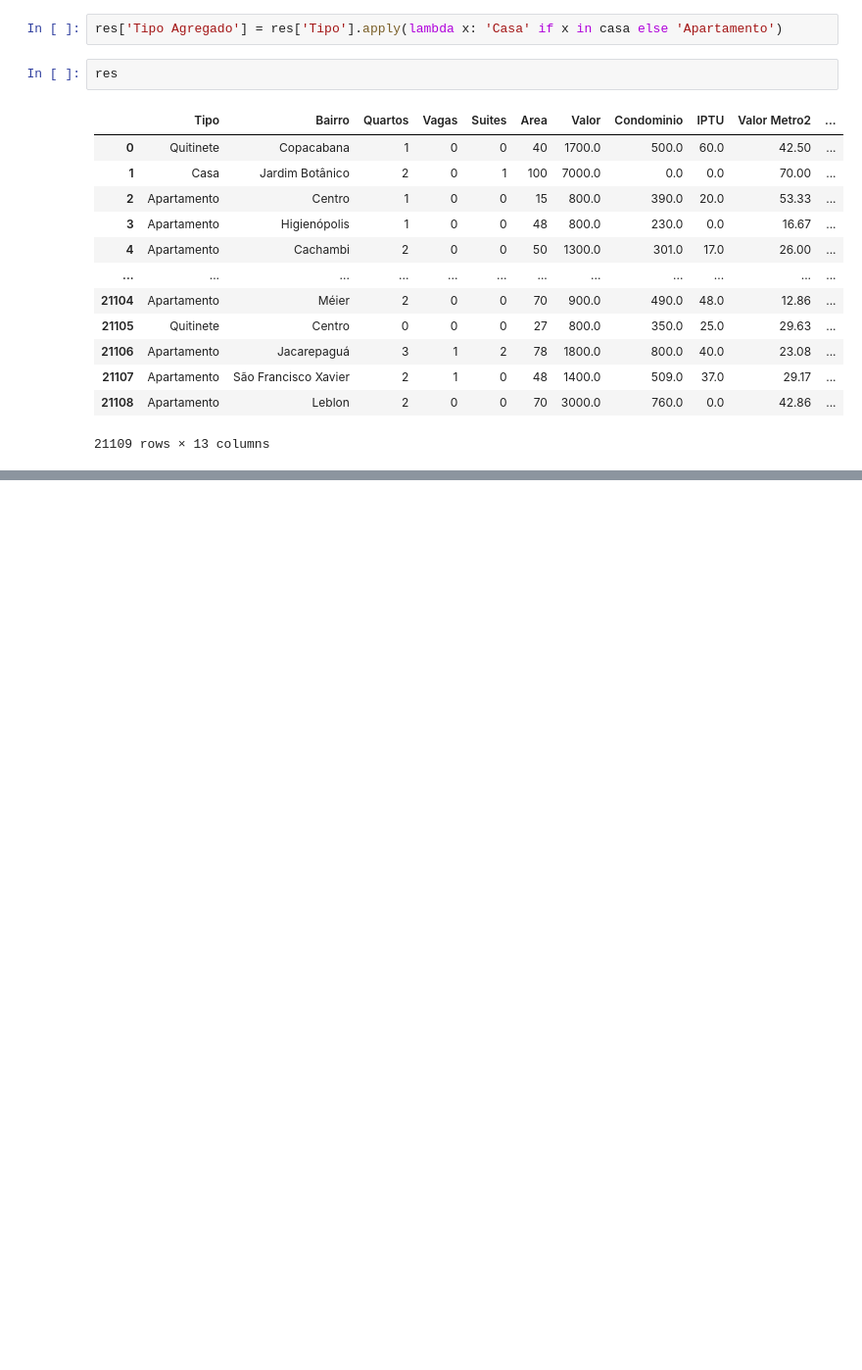
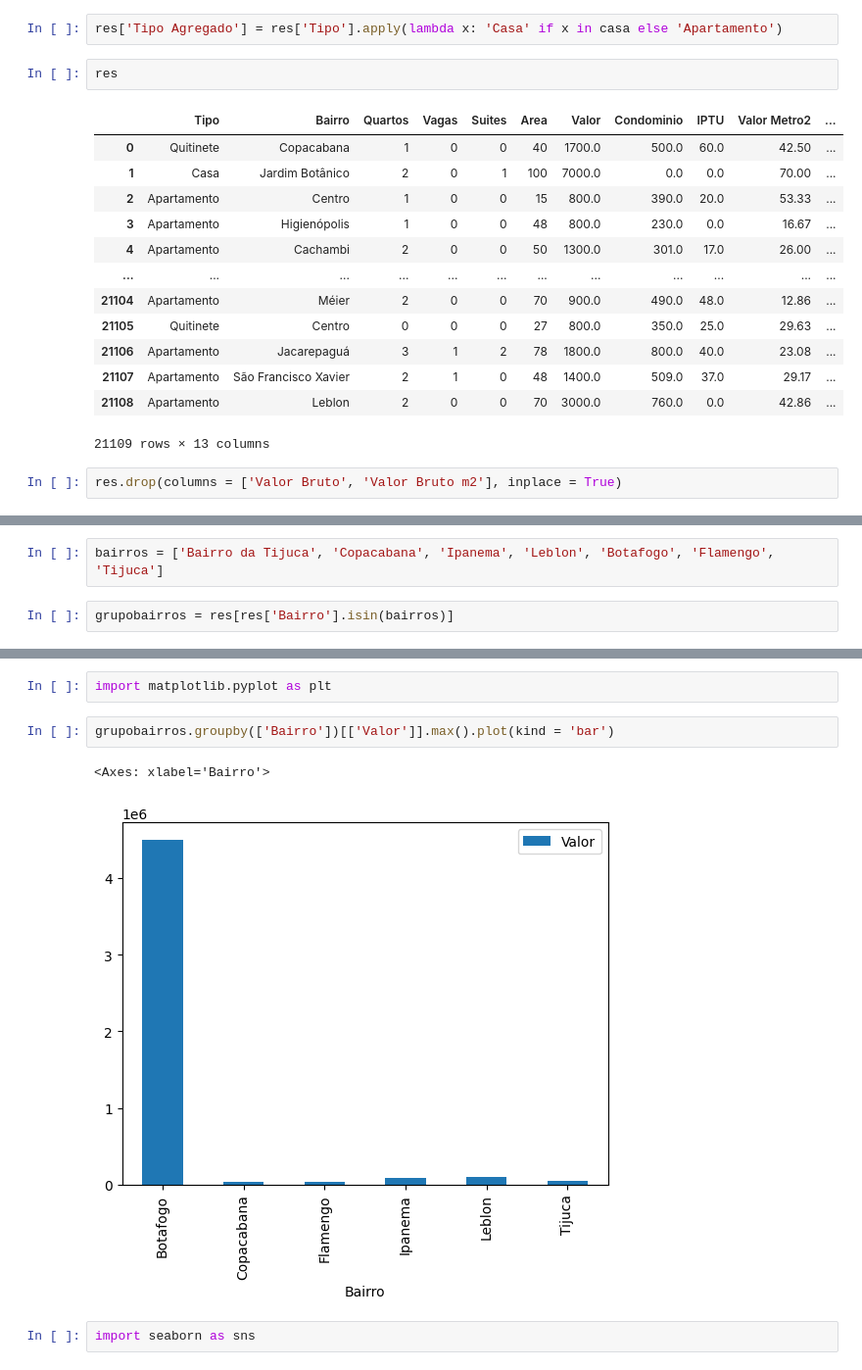
Before and after one commit to PNGFaria/Python-Pandas-tratando-e-analisando-dados, a Jupyter notebook: aluguel.ipynb, the cells around one changed output, grey strips where cells are left out. Shown at 98% size. Drawn from its saved outputs; the diff is of its cells as text; blank space fills up the shorter version.

```diff
--- a/aluguel.ipynb
+++ b/aluguel.ipynb
@@ -473,3 +473,5 @@ res
 | 21107 | Apartamento | São Francisco Xavier | 2 | 1 | 0 | 48 | 1400.0 | 509.0 | 37.0 | 29.17 | ... |
 | 21108 | Apartamento | Leblon | 2 | 0 | 0 | 70 | 3000.0 | 760.0 | 0.0 | 42.86 | ... |
 21109 rows × 13 columns
+# %%
+res.drop(columns = ['Valor Bruto', 'Valor Bruto m2'], inplace = True)
@@ -475,0 +515,4 @@ res
+# %%
+bairros = ['Bairro da Tijuca', 'Copacabana', 'Ipanema', 'Leblon', 'Botafogo', 'Flamengo', 'Tijuca']
+# %%
+grupobairros = res[res['Bairro'].isin(bairros)]
@@ -475,0 +563,9 @@ res
+# %%
+import matplotlib.pyplot as plt
+# %%
+grupobairros.groupby(['Bairro'])[['Valor']].max().plot(kind = 'bar')
+# %% [output]
+<Axes: xlabel='Bairro'>
+[figure, added]
+# %%
+import seaborn as sns
```
Also changed, not shown: parts of 17 cells of this notebook.
